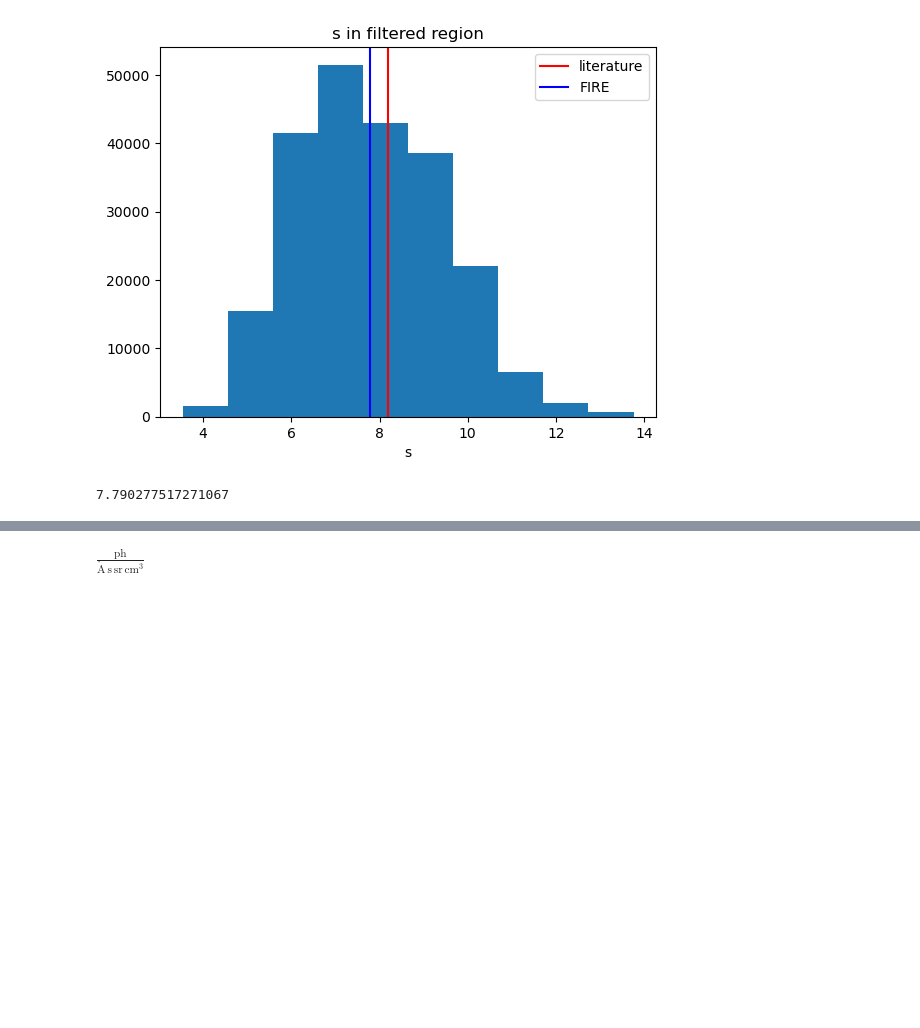
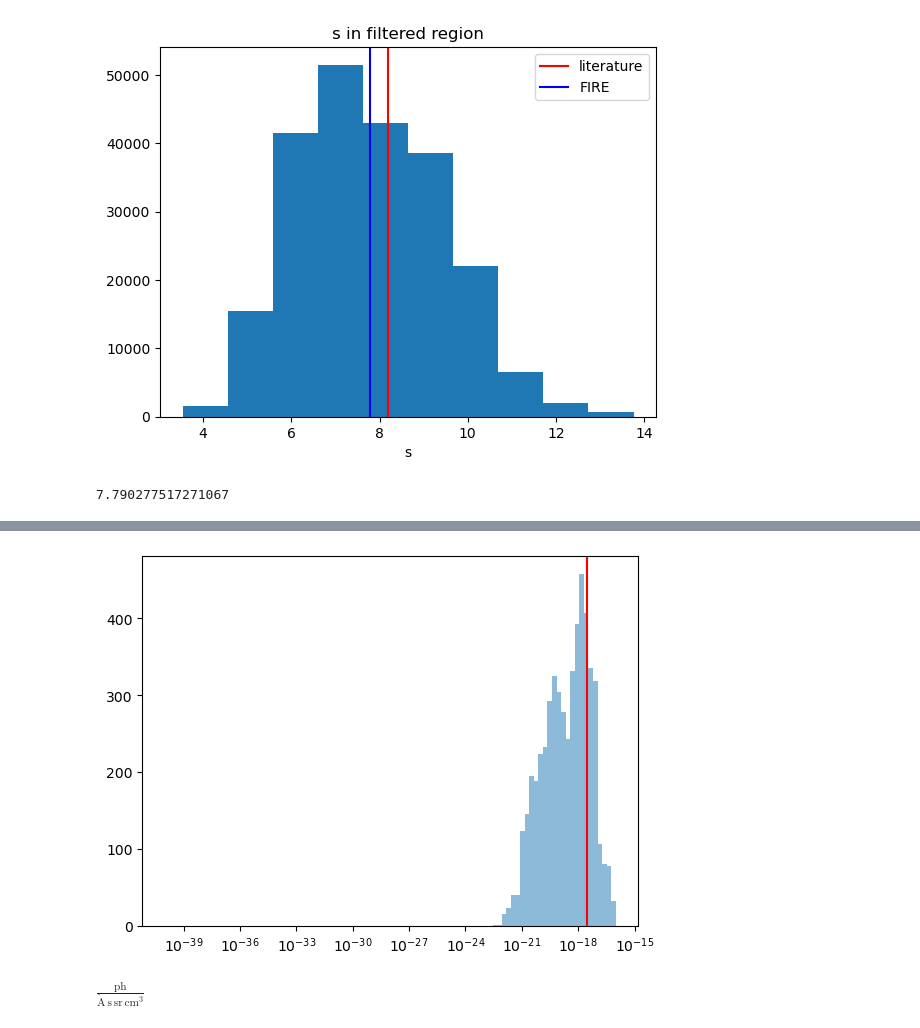
Before and after one commit to msekatchev/nugget-emissions, a Jupyter notebook: processing/generate-skymap-from-cubes-v2-random-sampling.ipynb, the cells around one changed output, grey strips where cells are left out. Drawn from its saved outputs; the diff is of its cells as text; code cells hidden in the pictures; blank space fills up the shorter version.

```diff
--- a/processing/generate-skymap-from-cubes-v2-random-sampling.ipynb
+++ b/processing/generate-skymap-from-cubes-v2-random-sampling.ipynb
@@ -499,6 +643,8 @@ plt.show()
 quants = {}
 for cube in cubes:
     quants[cube] = np.reshape(cubes[cube], voxel_resolution**3)[within_cylinder]
+
+aqn_emit = np.reshape(aqn_emit, voxel_resolution**3)[within_cylinder]
 # %%
 # Create a figure and axes
 fig, axes = plt.subplots(1, 6, figsize=(18, 4), sharey=True)  # 1 row, 6 columns
@@ -636,6 +768,8 @@ np.min(s)
 # reshape cubes to only within the cylinder
 for quant in cubes:
     cubes[quant] = np.reshape(cubes[quant], voxel_resolution**3)#[within_cylinder]
+
+aqn_emit = np.reshape(aqn_emit, voxel_resolution**3)
 
 density_filter = np.where(
                           (cubes["dark_mat_ref"] < lit["dark_mat"] + lit["u_dark_mat"]) & \
@@ -799,3 +937,15 @@ plt.yscale("linear")
+# %%
+# region_filter = np.where(cubes[i] < lit[i]+lit["u_"+i] for i in ["dark_mat", "ioni_gas", "neut_gas"])
+bins = np.logspace(-40,-16,100)
+
+plt.hist(aqn_emit[density_filter],
+                bins=bins, log=True, alpha = 0.5)
+plt.axvline(np.mean(aqn_emit[density_filter]), color="red")
+plt.xscale("log")
+plt.yscale("linear")
+# cubes["aqn_emit"][np.where(cubes["dark_mat"] < lit["dark_mat"] + lit["u_dark_mat"])]
+# %% [output]
+[figure, added]
 # %%
 cubes["aqn_emit"].unit
 # %% [output]
```
Also changed, not shown: parts of 26 cells of this notebook.
